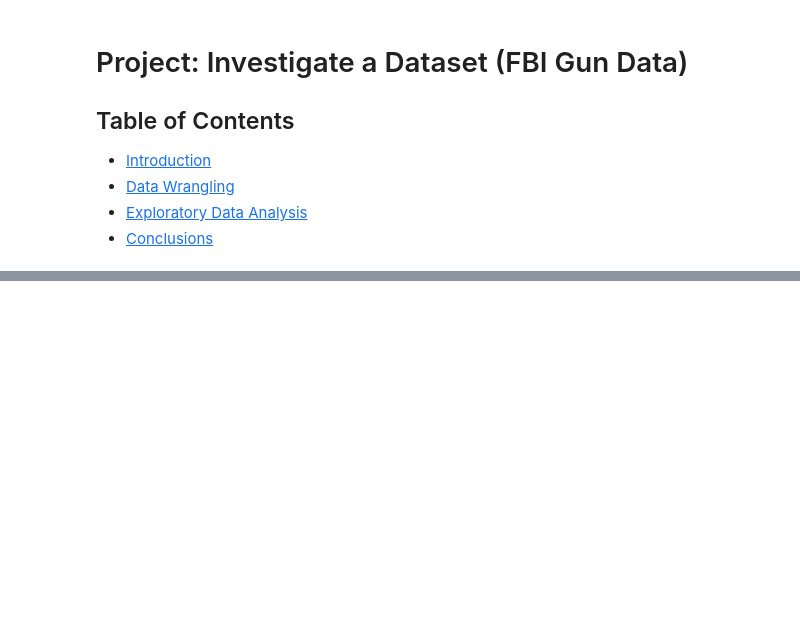
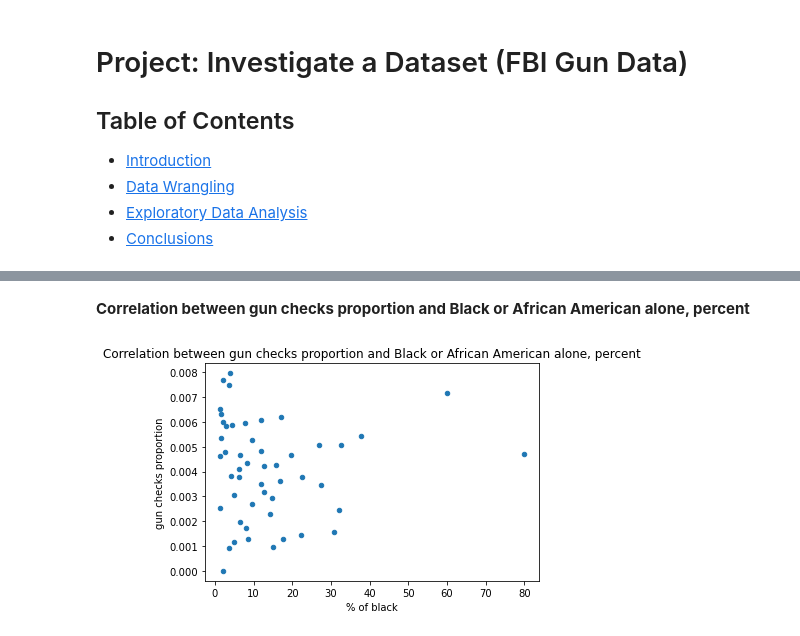
Before and after one commit to adeyisegun/FBI_Gun_Data, a Jupyter notebook: investigate_FBI_Gun_Data.ipynb, the cells around one changed output, grey strips where cells are left out. Cells and saved outputs as stored; diff of their text form; code cells hidden in the pictures; blank space fills up the shorter version.

```diff
--- a/investigate_FBI_Gun_Data.ipynb
+++ b/investigate_FBI_Gun_Data.ipynb
@@ -94,0 +364,3 @@ gun_df.iloc()
+# %%
+# filter for year 2015 to 2017, group by state and compute the mean checks
+state_df = gun_df.query('month.dt.year >= 2015').groupby('state').mean()
@@ -94,0 +369,4 @@ gun_df.iloc()
+# %%
+merged_df = pd.merge(state_df,census_df, left_on='state', right_index=True, how='inner')
+merged_df.rename(columns={ "total":  "gun_checks_mean"}, inplace=True)
+merged_df.head()
@@ -94,0 +383,4 @@ gun_df.iloc()
+# %%
+# create a new column for gun checks proportion by state population
+merged_df['gun_checks_prop'] = merged_df.gun_checks_mean/merged_df.pop_est
+merged_df.head()
@@ -94,0 +395,9 @@ gun_df.iloc()
+# %% [markdown]
+**Correlation between gun checks proportion and Black or African American alone, percent**
+# %%
+merged_df.plot(x='%_black', y= 'gun_checks_prop', kind = 'scatter')
+plt.title('Correlation between gun checks proportion and Black or African American alone, percent')
+plt.xlabel('% of black')
+plt.ylabel('gun checks proportion');
+# %% [output]
+[figure, added]
```
Also changed, not shown: parts of 61 cells of this notebook, 2 other files.
